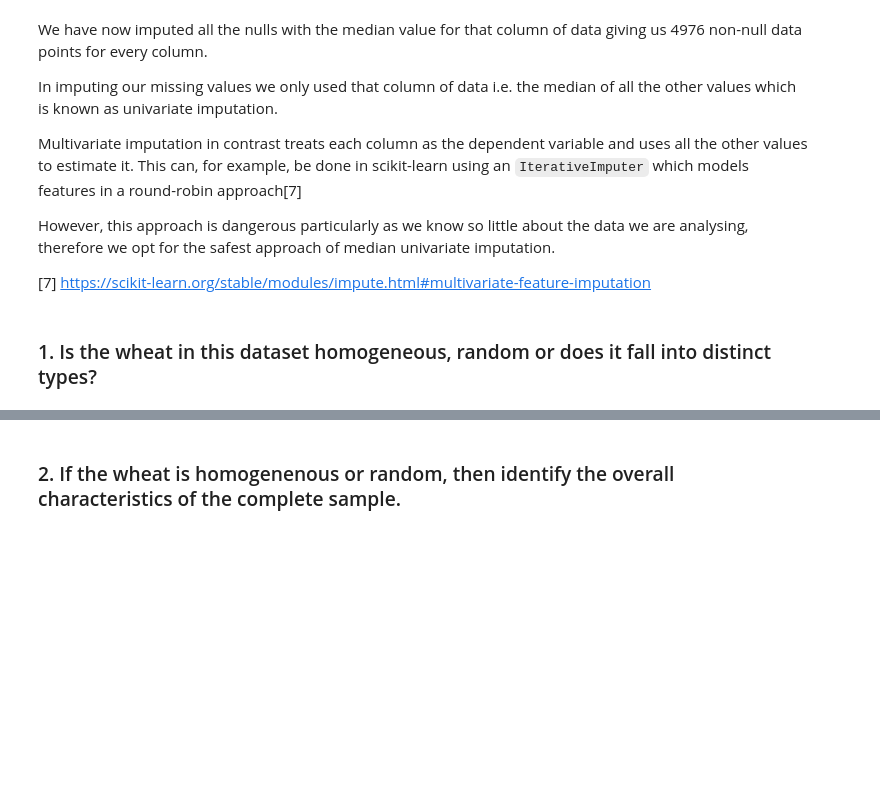
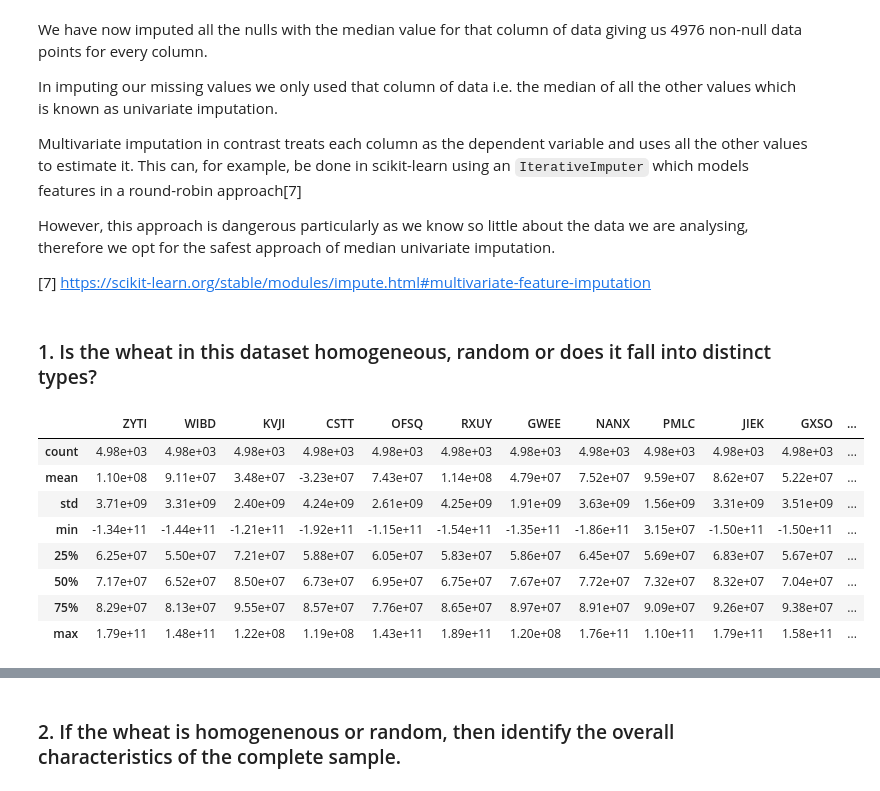
Before and after one commit to lao8n/oxford_classical_machine_learning, a Jupyter notebook: assignment/assignment.ipynb, the cells around one changed output, grey strips where cells are left out. Cells and saved outputs as stored; diff of their text form; code cells hidden in the pictures; blank space fills up the shorter version.

```diff
--- a/assignment/assignment.ipynb
+++ b/assignment/assignment.ipynb
@@ -377,3 +379,15 @@ However, this approach is dangerous particularly as we know so little about the
 [7] https://scikit-learn.org/stable/modules/impute.html#multivariate-feature-imputation
 # %% [markdown]
 ### 1. Is the wheat in this dataset homogeneous, random or does it fall into distinct types?
+# %%
+df_impute.describe()
+# %% [output]
+|  | ZYTI | WIBD | KVJI | CSTT | OFSQ | RXUY | GWEE | NANX | PMLC | JIEK | GXSO | ... |
+| count | 4.98e+03 | 4.98e+03 | 4.98e+03 | 4.98e+03 | 4.98e+03 | 4.98e+03 | 4.98e+03 | 4.98e+03 | 4.98e+03 | 4.98e+03 | 4.98e+03 | ... |
+| mean | 1.10e+08 | 9.11e+07 | 3.48e+07 | -3.23e+07 | 7.43e+07 | 1.14e+08 | 4.79e+07 | 7.52e+07 | 9.59e+07 | 8.62e+07 | 5.22e+07 | ... |
+| std | 3.71e+09 | 3.31e+09 | 2.40e+09 | 4.24e+09 | 2.61e+09 | 4.25e+09 | 1.91e+09 | 3.63e+09 | 1.56e+09 | 3.31e+09 | 3.51e+09 | ... |
+| min | -1.34e+11 | -1.44e+11 | -1.21e+11 | -1.92e+11 | -1.15e+11 | -1.54e+11 | -1.35e+11 | -1.86e+11 | 3.15e+07 | -1.50e+11 | -1.50e+11 | ... |
+| 25% | 6.25e+07 | 5.50e+07 | 7.21e+07 | 5.88e+07 | 6.05e+07 | 5.83e+07 | 5.86e+07 | 6.45e+07 | 5.69e+07 | 6.83e+07 | 5.67e+07 | ... |
+| 50% | 7.17e+07 | 6.52e+07 | 8.50e+07 | 6.73e+07 | 6.95e+07 | 6.75e+07 | 7.67e+07 | 7.72e+07 | 7.32e+07 | 8.32e+07 | 7.04e+07 | ... |
+| 75% | 8.29e+07 | 8.13e+07 | 9.55e+07 | 8.57e+07 | 7.76e+07 | 8.65e+07 | 8.97e+07 | 8.91e+07 | 9.09e+07 | 9.26e+07 | 9.38e+07 | ... |
+| max | 1.79e+11 | 1.48e+11 | 1.22e+08 | 1.19e+08 | 1.43e+11 | 1.89e+11 | 1.20e+08 | 1.76e+11 | 1.10e+11 | 1.79e+11 | 1.58e+11 | ... |
```
Also changed, not shown: parts of 5 cells of this notebook.
